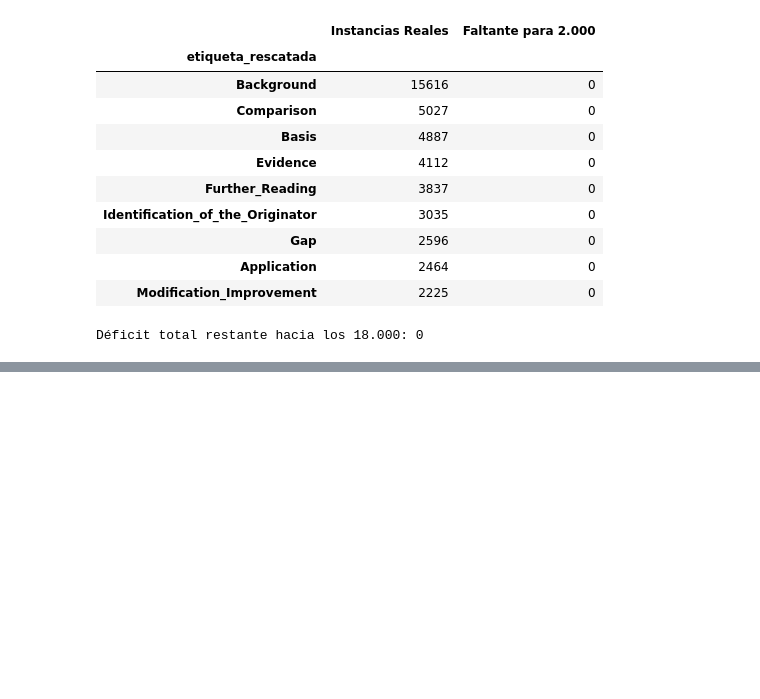
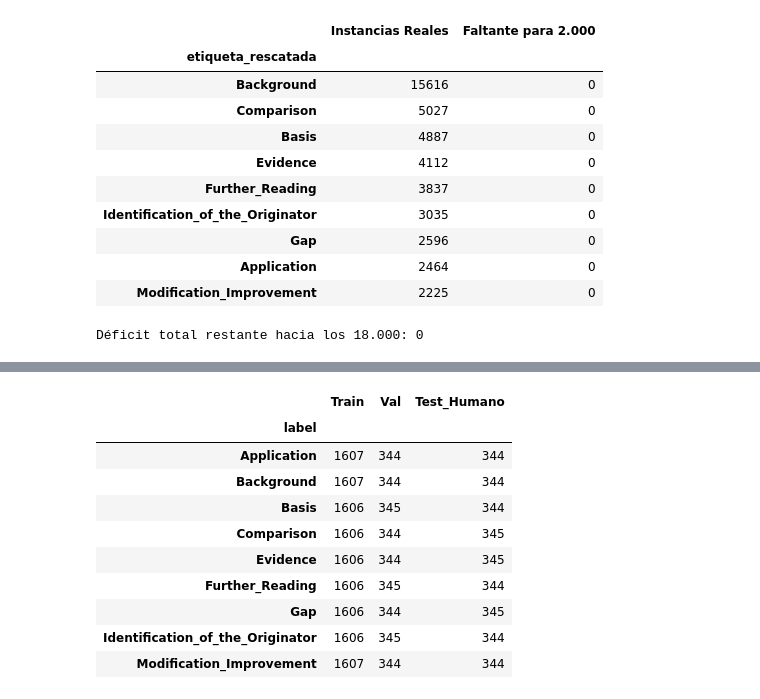
Before and after one commit to MAIA-ProyectoGrado/pds-proyecto-tema1, a Jupyter notebook: notebooks/procesamiento.ipynb, the cells around one changed output, grey strips where cells are left out. Saved outputs shown, nothing was run; the diff lists cells and outputs as text; code cells hidden in the pictures; blank space fills up the shorter version.

Commit message:
Actualizar procesamiento.ipynb

```diff
--- a/notebooks/procesamiento.ipynb
+++ b/notebooks/procesamiento.ipynb
@@ -962,39 +1234,61 @@ Las decisiones metodológicas implementadas en este bloque responden a:
 * **Desacoplamiento y persistencia en Drive:** Cada conjunto resultante se exporta de forma independiente en Google Drive, garantizando puntos de acceso limpios y estandarizados para las fases posteriores de entrenamiento y evaluación.
 # %%
+from sklearn.model_selection import train_test_split
+
+SEED = 42
+
 # 1. Configuración de Rutas
 archivo_master = os.path.join(DRIVE_DIR, "dataset_citas_reales_definitivo_master.csv")
-archivo_18k = os.path.join(DRIVE_DIR, "dataset_18k_balanceado.csv")
 archivo_train = os.path.join(DRIVE_DIR, "citation_intent_train.csv")
 archivo_val = os.path.join(DRIVE_DIR, "citation_intent_val.csv")
 archivo_test_humano = os.path.join(DRIVE_DIR, "test_para_anotacion_humana_15pct.csv")
 
-# 2. Carga y Muestreo Exacto de 2.000 por Categoría
-SEED = 42
-df_master = pd.read_csv(archivo_master).dropna(subset=['citation_context', 'etiqueta_rescatada'])
+# 2. Carga y Consolidación de Checkpoints Pendientes (si existen)
+df_master = pd.read_csv(archivo_master) if os.path.exists(archivo_master) else pd.DataFrame()
+
+# Fusionar el último checkpoint si tenía citas clasificadas no consolidadas
+chk_cierre = os.path.join(DRIVE_DIR, "checkpoint_s2_cierre_2500.csv")
+if os.path.exists(chk_cierre):
+    df_chk = pd.read_csv(chk_cierre)
+    df_master = pd.concat([df_master, df_chk], ignore_index=True)
+
+df_master = df_master.dropna(subset=['citation_context', 'etiqueta_rescatada'])
 df_master = df_master.drop_duplicates(subset=['citation_context']).reset_index(drop=True)
 df_master['label'] = df_master['etiqueta_rescatada']
 
-df_18k = (
+# 3. Inspección y Cálculo Dinámico del Mínimo
+conteos = df_master['label'].value_counts()
+print("=" * 60)
+print("CONTEO REAL DISPONIBLE POR CLASE:")
+print("=" * 60)
+display(conteos)
+
+# Ajuste automático al mínimo exacto disponible (máximo balance posible)
+N_DISPONIBLE_MIN = int(conteos.min())
+N_POR_CLASE = min(2295, N_DISPONIBLE_MIN)
+
+print(f"\n-> Muestreando exactamente {N_POR_CLASE} citas por clase...")
+
+# 4. Muestreo Estratificado Seguro
+df_balanceado = (
     df_master.groupby('label', group_keys=False)
-    .apply(lambda x: x.sample(n=2000, random_state=SEED))
+    .apply(lambda x: x.sample(n=N_POR_CLASE, random_state=SEED))
     .sample(frac=1.0, random_state=SEED)
     .reset_index(drop=True)
 )
 
-columnas = ['citation_context', 'rhetorical_section', 'label']
-df_18k = df_18k[[c for c in columnas if c in df_18k.columns]]
+columnas = ['citation_context', 'rhetorical_section', 'label', 'cited_paper_id', 'citing_paper_id']
+df_balanceado = df_balanceado[[c for c in columnas if c in df_balanceado.columns]]
 
-# 3. Split: 15% Test (Humano), 15% Validation, 70% Train
-# Paso A: Extraer 15% Test (2.700 citas / 300 por clase)
+# 5. Split Estratificado: 15% Test (Humano), 15% Validation, 70% Train
 train_val_df, test_df = train_test_split(
-    df_18k,
+    df_balanceado,
     test_size=0.15,
-    stratify=df_18k['label'],
+    stratify=df_balanceado['label'],
     random_state=SEED
 )
 
-# Paso B: Del 85% restante, separar Train (70/85) y Validation (15/85)
-val_ratio_ajustado = 0.15 / 0.85  # ~0.17647 para obtener exactamente 2.700 en val
+val_ratio_ajustado = 0.15 / 0.85
 train_df, val_df = train_test_split(
     train_val_df,
     test_size=val_ratio_ajustado,
@@ -1002,19 +1296,30 @@ train_df, val_df = train_test_split(
     random_state=SEED
 )
 
-# 4. Guardar archivos
-df_18k.to_csv(archivo_18k, index=False)
+# 6. Guardar Archivos Finales
+archivo_balanceado = os.path.join(DRIVE_DIR, f"dataset_{len(df_balanceado)}_balanceado.csv")
+df_balanceado.to_csv(archivo_balanceado, index=False)
 train_df.to_csv(archivo_train, index=False)
 val_df.to_csv(archivo_val, index=False)
 test_df.to_csv(archivo_test_humano, index=False)
 
-# 5. Reporte de Validación
+# Actualizar el maestro consolidado en disco
+df_master.to_csv(archivo_master, index=False)
+
+# 7. Resumen de Salida
+print("\n" + "=" * 60)
+print("SPLIT FINAL DEL DATASET:")
 print("=" * 60)
-print("SPLIT FINAL DEL DATASET (CON REGLA DEL 15% HUMANO):")
+print(f"Total Dataset       : {len(df_balanceado)} citas ({N_POR_CLASE} por clase)")
+print(f"Train Set (70%)     : {len(train_df)} citas")
+print(f"Validation Set (15%): {len(val_df)} citas")
+print(f"Test Set (15% Humano): {len(test_df)} citas")
 print("=" * 60)
-print(f"Total Dataset       : {len(df_18k)} citas (2.000 por clase)")
-print(f"Train Set (70%)     : {len(train_df)} citas (1.400 por clase)")
-print(f"Validation Set (15%): {len(val_df)} citas (300 por clase)")
-print(f"Test Set (15% Humano): {len(test_df)} citas (300 por clase)")
-print("=" * 60)
+
+resumen_splits = pd.DataFrame({
+    'Train': train_df['label'].value_counts(),
+    'Val': val_df['label'].value_counts(),
+    'Test_Humano': test_df['label'].value_counts()
+})
+display(resumen_splits)
 # %% [output]
@@ -1030 +1350,12 @@ Test Set (15% Humano): 2700 citas (300 por clase)
+|  | Train | Val | Test_Humano |
+| label |  |  |  |
+| Application | 1607 | 344 | 344 |
+| Background | 1607 | 344 | 344 |
+| Basis | 1606 | 345 | 344 |
+| Comparison | 1606 | 344 | 345 |
+| Evidence | 1606 | 344 | 345 |
+| Further_Reading | 1606 | 345 | 344 |
+| Gap | 1606 | 344 | 345 |
+| Identification_of_the_Originator | 1606 | 345 | 344 |
+| Modification_Improvement | 1607 | 344 | 344 |
 # %% [markdown]
```
Also changed, not shown: parts of 12 cells of this notebook.
